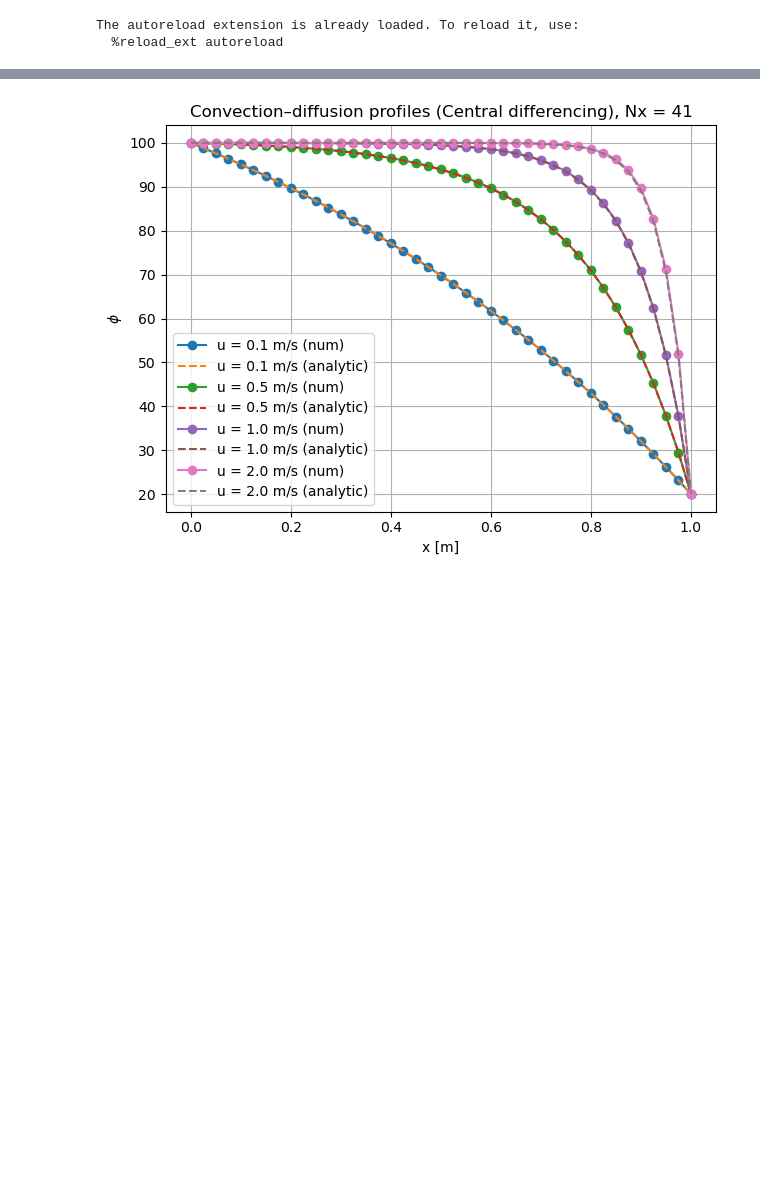
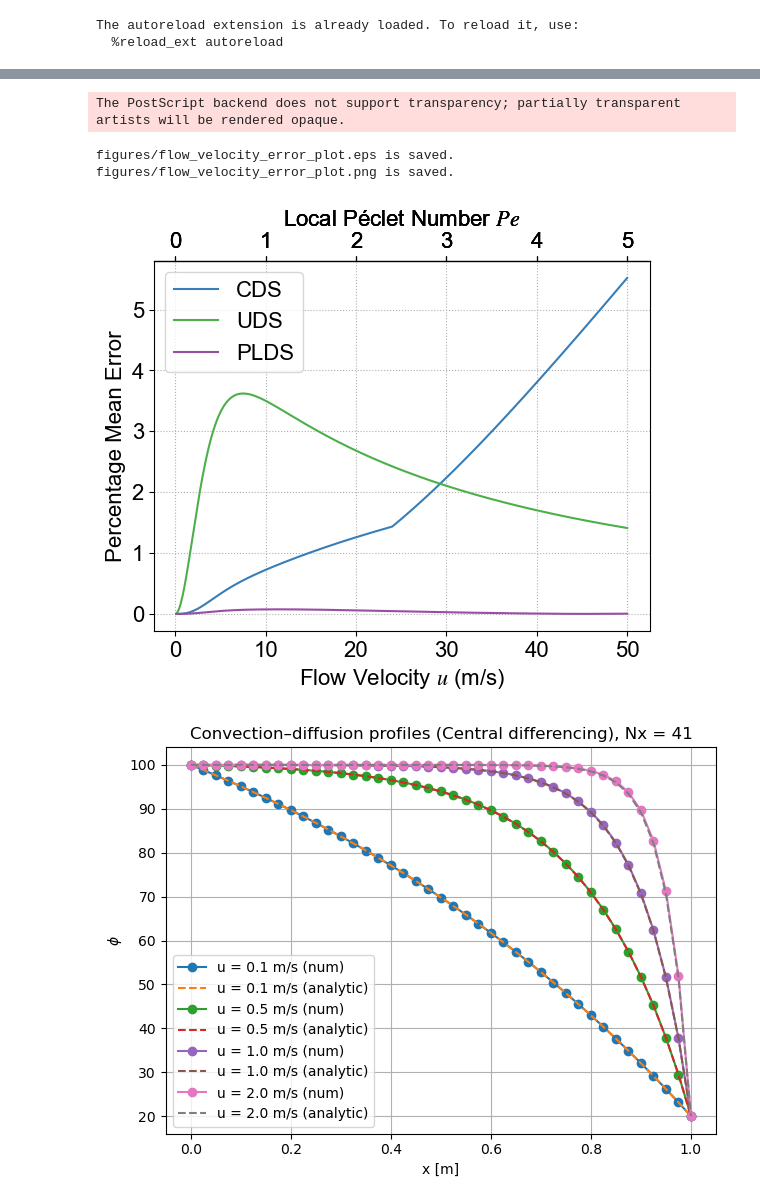
Before and after one commit to Yingfangeng/CFD_project_1, a Jupyter notebook: visualisation.ipynb, the cells around one changed output, grey strips where cells are left out. Saved outputs shown, nothing was run; the diff lists cells and outputs as text; code cells hidden in the pictures; blank space fills up the shorter version.

```diff
--- a/visualisation.ipynb
+++ b/visualisation.ipynb
@@ -8,3 +24,13 @@ The autoreload extension is already loaded. To reload it, use:
+# %%
+u_list = np.arange(0.1, 50.1, 0.1)
+
+number_of_grid_list = [11]
+solver.error_plot(u_list, number_of_grid_list, scheme_list, 'flow_velocity')
+# %% [output]
+The PostScript backend does not support transparency; partially transparent artists will be rendered opaque.
+figures/flow_velocity_error_plot.eps is saved.
+figures/flow_velocity_error_plot.png is saved.
+[figure, added]
 # %%
 # velocities to test and grid sizes for error studies
 
```
Also changed, not shown: parts of 6 cells of this notebook, 4 other files.
